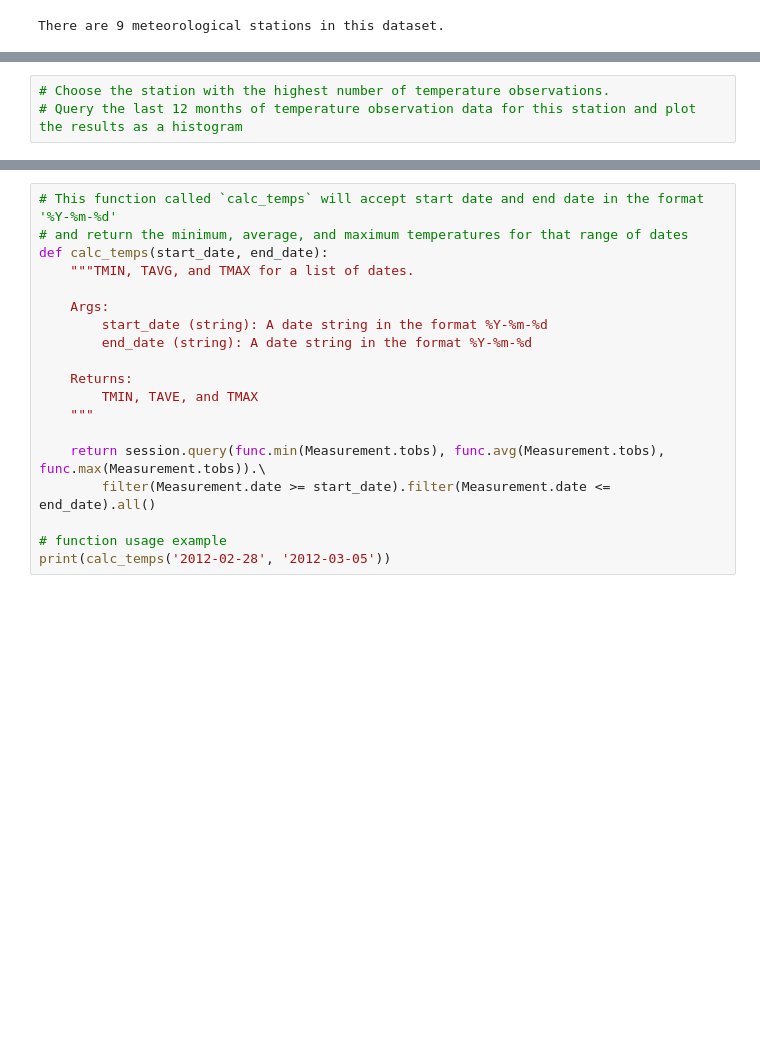
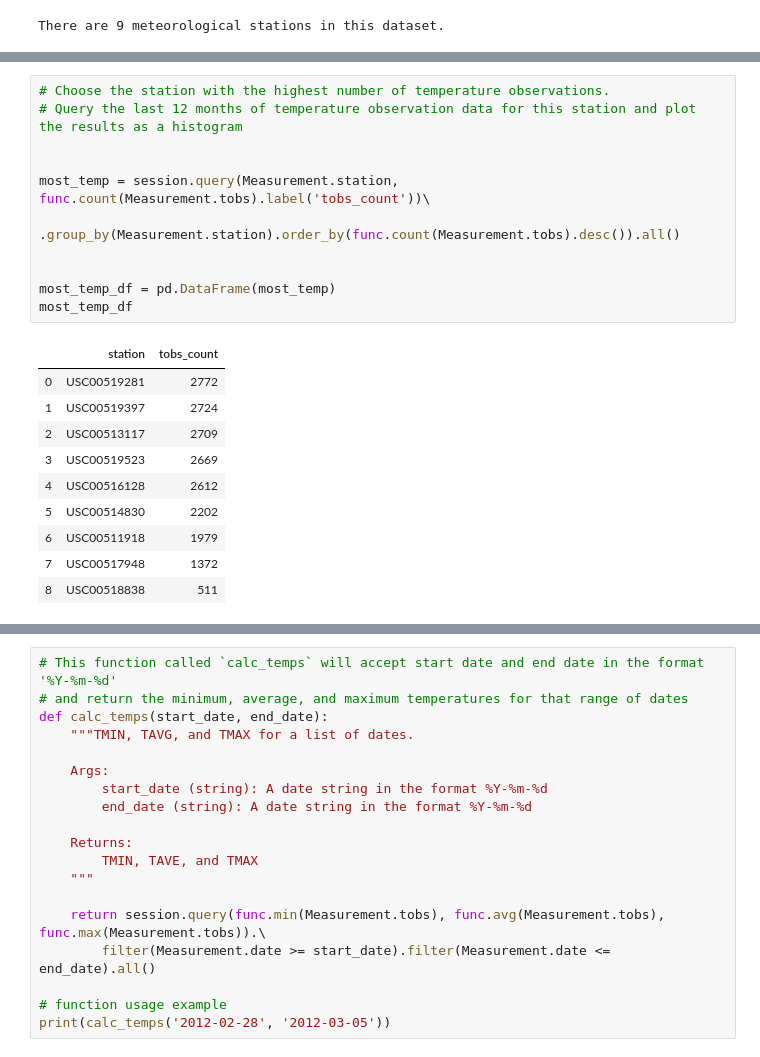
Before and after one commit to SWL-DEV/UCI-Data-Analystics-HW, a Jupyter notebook: 10-SQLAlchemy_Challenge/climate_starter.ipynb, the cells around one changed output, grey strips where cells are left out. Drawn from its saved outputs; the diff is of its cells as text; blank space fills up the shorter version.

```diff
--- a/10-SQLAlchemy_Challenge/climate_starter.ipynb
+++ b/10-SQLAlchemy_Challenge/climate_starter.ipynb
@@ -153,3 +166,22 @@ station_activities_df
 # %%
 # Choose the station with the highest number of temperature observations.
 # Query the last 12 months of temperature observation data for this station and plot the results as a histogram
+
+
+most_temp = session.query(Measurement.station, func.count(Measurement.tobs).label('tobs_count'))\
+                         .group_by(Measurement.station).order_by(func.count(Measurement.tobs).desc()).all()
+
+
+most_temp_df = pd.DataFrame(most_temp)
+most_temp_df
+# %% [output]
+|  | station | tobs_count |
+| 0 | USC00519281 | 2772 |
+| 1 | USC00519397 | 2724 |
+| 2 | USC00513117 | 2709 |
+| 3 | USC00519523 | 2669 |
+| 4 | USC00516128 | 2612 |
+| 5 | USC00514830 | 2202 |
+| 6 | USC00511918 | 1979 |
+| 7 | USC00517948 | 1372 |
+| 8 | USC00518838 | 511 |
```
Also changed, not shown: parts of 5 cells of this notebook, 1 other file.
